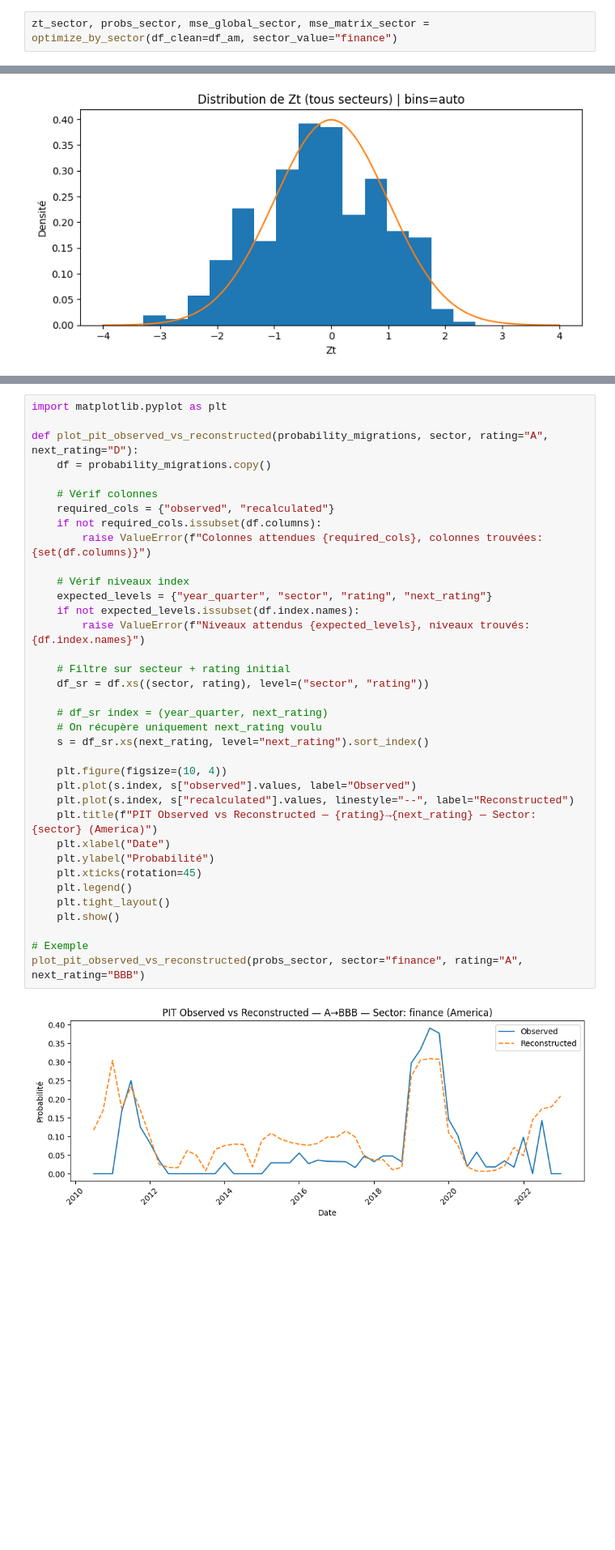
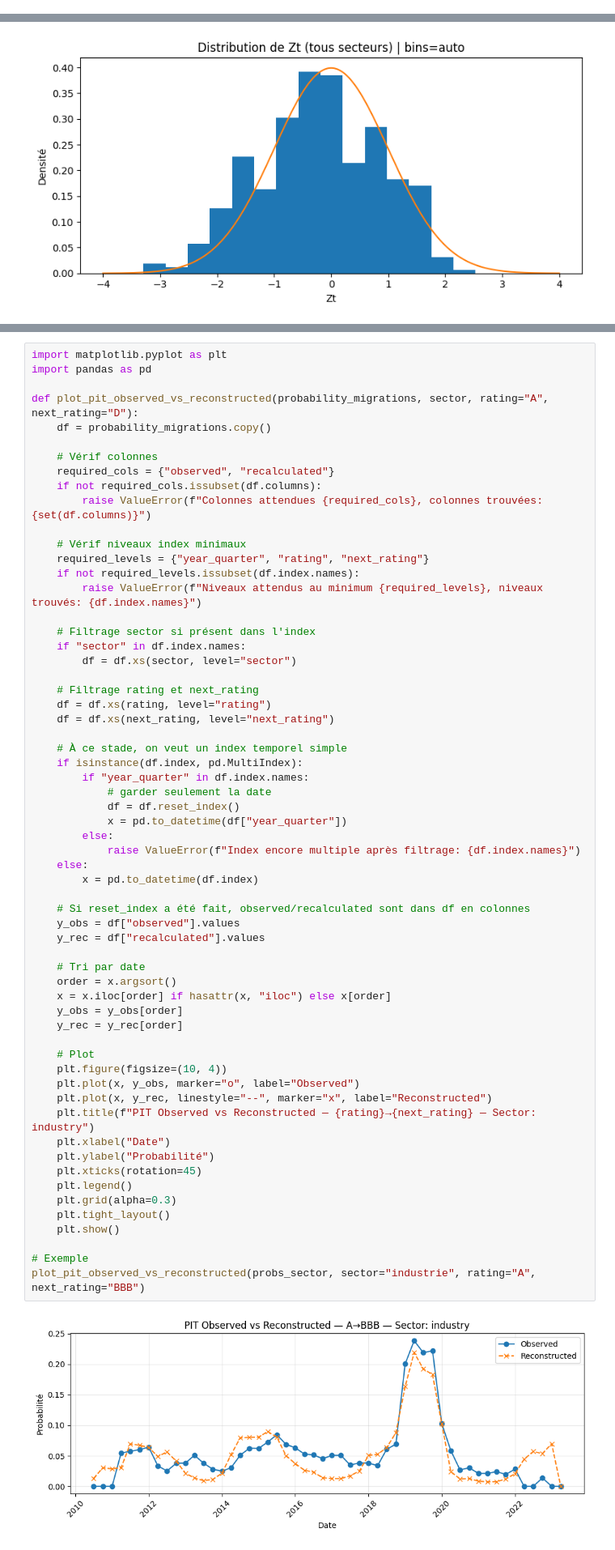
Before and after one commit to Celeste2405/PFE-CLIMATE-STRESS-TESTING-BANKING-PORTFOLIO, a Jupyter notebook: extraction.ipynb, the cells around one changed output, grey strips where cells are left out. Shown at 81% size. Drawn from its saved outputs; the diff is of its cells as text; blank space fills up the shorter version.

```diff
--- a/extraction.ipynb
+++ b/extraction.ipynb
@@ -690,2 +801,0 @@ def extract_zt_all_sectors_to_csv(
-# %%
-zt_sector, probs_sector, mse_global_sector, mse_matrix_sector = optimize_by_sector(df_clean=df_am, sector_value="finance")
@@ -1131,38 +1131,63 @@ probability_migrations
 # %%
 import matplotlib.pyplot as plt
+import pandas as pd
 
 def plot_pit_observed_vs_reconstructed(probability_migrations, sector, rating="A", next_rating="D"):
     df = probability_migrations.copy()
 
     # Vérif colonnes
     required_cols = {"observed", "recalculated"}
     if not required_cols.issubset(df.columns):
         raise ValueError(f"Colonnes attendues {required_cols}, colonnes trouvées: {set(df.columns)}")
 
-    # Vérif niveaux index
-    expected_levels = {"year_quarter", "sector", "rating", "next_rating"}
-    if not expected_levels.issubset(df.index.names):
-        raise ValueError(f"Niveaux attendus {expected_levels}, niveaux trouvés: {df.index.names}")
+    # Vérif niveaux index minimaux
+    required_levels = {"year_quarter", "rating", "next_rating"}
+    if not required_levels.issubset(df.index.names):
+        raise ValueError(f"Niveaux attendus au minimum {required_levels}, niveaux trouvés: {df.index.names}")
 
-    # Filtre sur secteur + rating initial
-    df_sr = df.xs((sector, rating), level=("sector", "rating"))
+    # Filtrage sector si présent dans l'index
+    if "sector" in df.index.names:
+        df = df.xs(sector, level="sector")
 
-    # df_sr index = (year_quarter, next_rating)
-    # On récupère uniquement next_rating voulu
-    s = df_sr.xs(next_rating, level="next_rating").sort_index()
+    # Filtrage rating et next_rating
+    df = df.xs(rating, level="rating")
+    df = df.xs(next_rating, level="next_rating")
 
+    # À ce stade, on veut un index temporel simple
+    if isinstance(df.index, pd.MultiIndex):
+        if "year_quarter" in df.index.names:
+            # garder seulement la date
+            df = df.reset_index()
+            x = pd.to_datetime(df["year_quarter"])
+        else:
+            raise ValueError(f"Index encore multiple après filtrage: {df.index.names}")
+    else:
+        x = pd.to_datetime(df.index)
+
+    # Si reset_index a été fait, observed/recalculated sont dans df en colonnes
+    y_obs = df["observed"].values
+    y_rec = df["recalculated"].values
+
+    # Tri par date
+    order = x.argsort()
+    x = x.iloc[order] if hasattr(x, "iloc") else x[order]
+    y_obs = y_obs[order]
+    y_rec = y_rec[order]
+
+    # Plot
     plt.figure(figsize=(10, 4))
-    plt.plot(s.index, s["observed"].values, label="Observed")
-    plt.plot(s.index, s["recalculated"].values, linestyle="--", label="Reconstructed")
-    plt.title(f"PIT Observed vs Reconstructed — {rating}→{next_rating} — Sector: {sector} (America)")
+    plt.plot(x, y_obs, marker="o", label="Observed")
+    plt.plot(x, y_rec, linestyle="--", marker="x", label="Reconstructed")
+    plt.title(f"PIT Observed vs Reconstructed — {rating}→{next_rating} — Sector: industry")
     plt.xlabel("Date")
     plt.ylabel("Probabilité")
     plt.xticks(rotation=45)
     plt.legend()
+    plt.grid(alpha=0.3)
     plt.tight_layout()
     plt.show()
 
 # Exemple
-plot_pit_observed_vs_reconstructed(probs_sector, sector="finance", rating="A", next_rating="BBB")
+plot_pit_observed_vs_reconstructed(probs_sector, sector="industrie", rating="A", next_rating="BBB")
 # %% [output]
-[figure, old version]
+[figure, new version]
```
Also changed, not shown: parts of 69 cells of this notebook, 16 other files.
